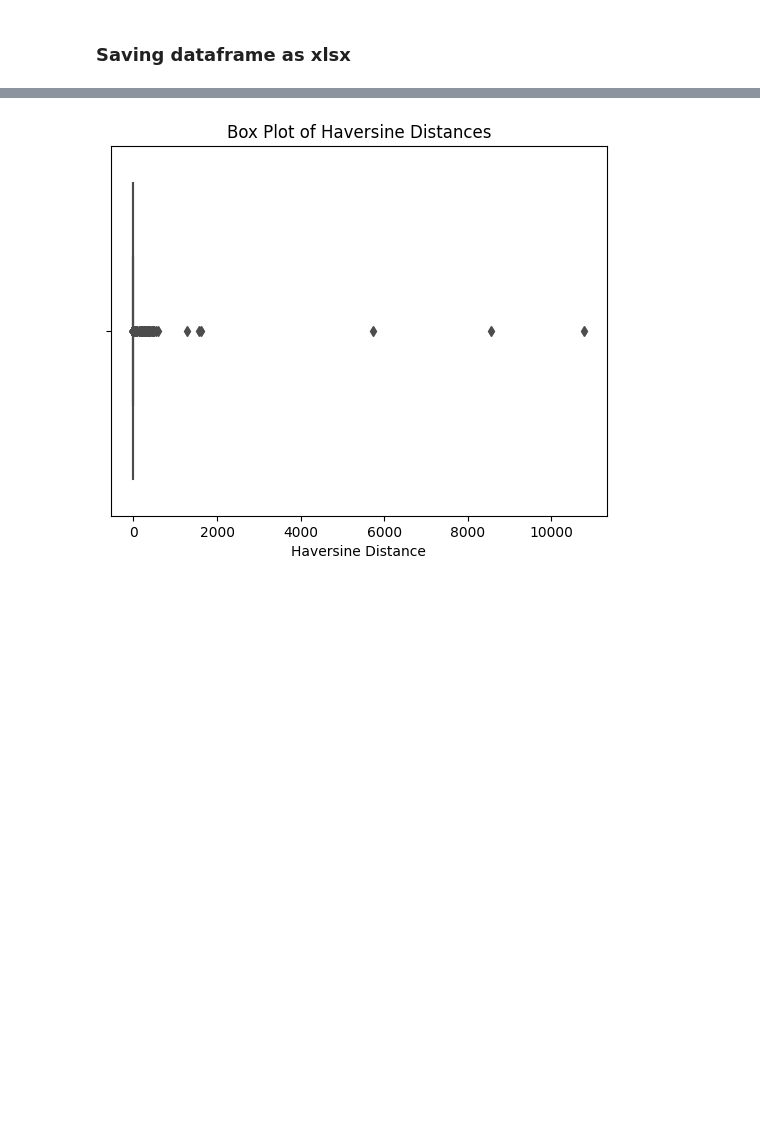
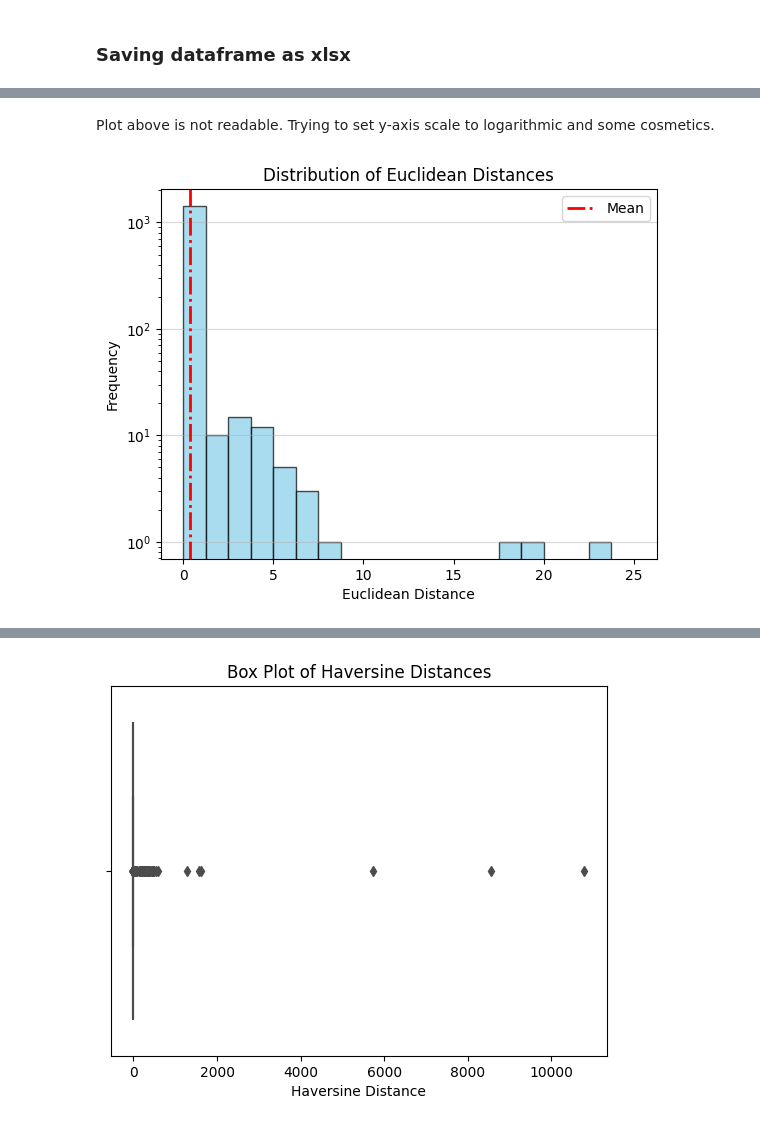
Before and after one commit to wiktorflorian/Tasks, a Jupyter notebook: NumLab/geo_localization.ipynb, the cells around one changed output, grey strips where cells are left out. Cells and saved outputs as stored; diff of their text form; code cells hidden in the pictures; blank space fills up the shorter version.

```diff
--- a/NumLab/geo_localization.ipynb
+++ b/NumLab/geo_localization.ipynb
@@ -107,0 +113,20 @@ plt.show()
+# %% [markdown]
+Plot above is not readable. Trying to set y-axis scale to logarithmic and some cosmetics.
+# %%
+# Calculate the mean euclidean distance
+ed_mean_distance = df['euclidean_distance'].mean()
+
+plt.hist(df['euclidean_distance'], bins=20, color='skyblue', edgecolor='black', range=(0, 25), alpha=0.7)
+plt.xlabel('Euclidean Distance')
+plt.ylabel('Frequency')
+plt.title('Distribution of Euclidean Distances')
+
+# Plot a vertical line at the mean distance
+plt.axvline(ed_mean_distance, color='red', linestyle='dashdot', linewidth=2, label='Mean')
+
+plt.legend()
+plt.yscale('log')  # y-axis scale to logarithmic
+plt.grid(axis='y', alpha=0.5)  # add gridlines to y-axis
+plt.show()
+# %% [output]
+[figure, added]
```
Also changed, not shown: parts of 11 cells of this notebook, 1 other file.
